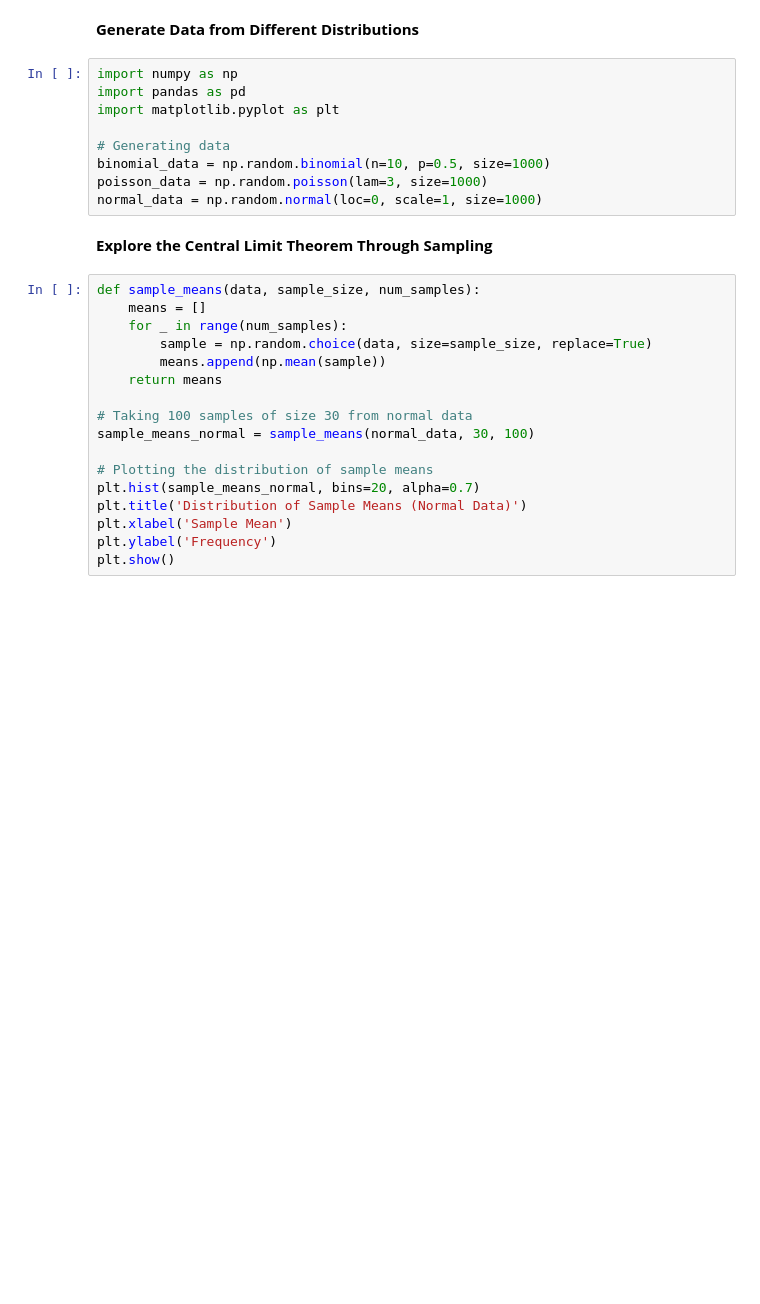
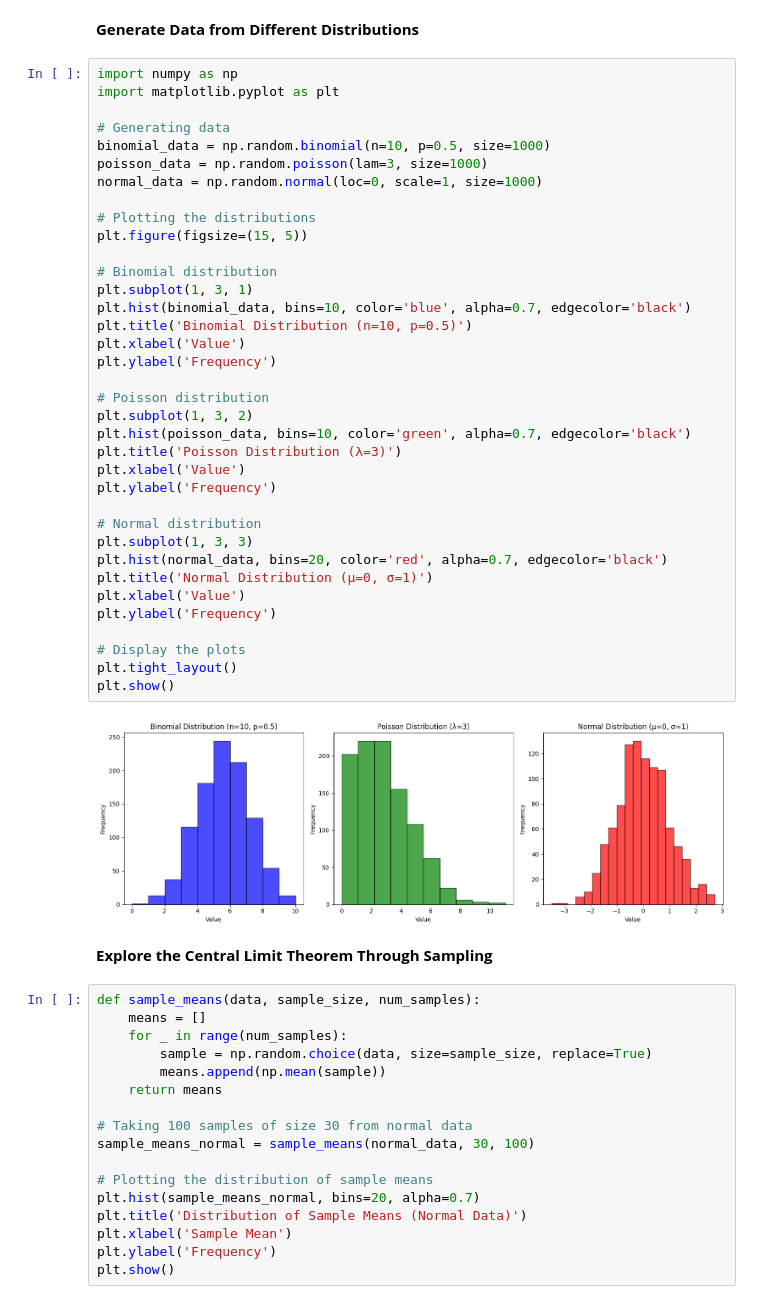
Before and after one commit to MehrdadJalali-AI/Statistics-and-Machine-Learning, a Jupyter notebook: Day3.ipynb, the cells around one changed output. Saved outputs shown, nothing was run; the diff lists cells and outputs as text; blank space fills up the shorter version.

```diff
--- a/Day3.ipynb
+++ b/Day3.ipynb
@@ -2,15 +2,44 @@
 <a href="https://colab.research.google.com/github/MehrdadJalali-AI/Statistics-and-Machine-Learning/blob/main/Day3.ipynb" target="_parent"><img src="https://colab.research.google.com/assets/colab-badge.svg" alt="Open In Colab"/></a>
 # %% [markdown]
 **Generate Data from Different Distributions**
-# %%
-import numpy as np
-import pandas as pd
-import matplotlib.pyplot as plt
-
-# Generating data
-binomial_data = np.random.binomial(n=10, p=0.5, size=1000)
-poisson_data = np.random.poisson(lam=3, size=1000)
-normal_data = np.random.normal(loc=0, scale=1, size=1000)
+# %%
+import numpy as np
+import matplotlib.pyplot as plt
+
+# Generating data
+binomial_data = np.random.binomial(n=10, p=0.5, size=1000)
+poisson_data = np.random.poisson(lam=3, size=1000)
+normal_data = np.random.normal(loc=0, scale=1, size=1000)
+
+# Plotting the distributions
+plt.figure(figsize=(15, 5))
+
+# Binomial distribution
+plt.subplot(1, 3, 1)
+plt.hist(binomial_data, bins=10, color='blue', alpha=0.7, edgecolor='black')
+plt.title('Binomial Distribution (n=10, p=0.5)')
+plt.xlabel('Value')
+plt.ylabel('Frequency')
+
+# Poisson distribution
+plt.subplot(1, 3, 2)
+plt.hist(poisson_data, bins=10, color='green', alpha=0.7, edgecolor='black')
+plt.title('Poisson Distribution (λ=3)')
+plt.xlabel('Value')
+plt.ylabel('Frequency')
+
+# Normal distribution
+plt.subplot(1, 3, 3)
+plt.hist(normal_data, bins=20, color='red', alpha=0.7, edgecolor='black')
+plt.title('Normal Distribution (μ=0, σ=1)')
+plt.xlabel('Value')
+plt.ylabel('Frequency')
+
+# Display the plots
+plt.tight_layout()
+plt.show()
+# %% [output]
+[figure, added]
 # %% [markdown]
 **Explore the Central Limit Theorem Through Sampling**
 # %%
```
Also changed, not shown: parts of 10 cells of this notebook.
